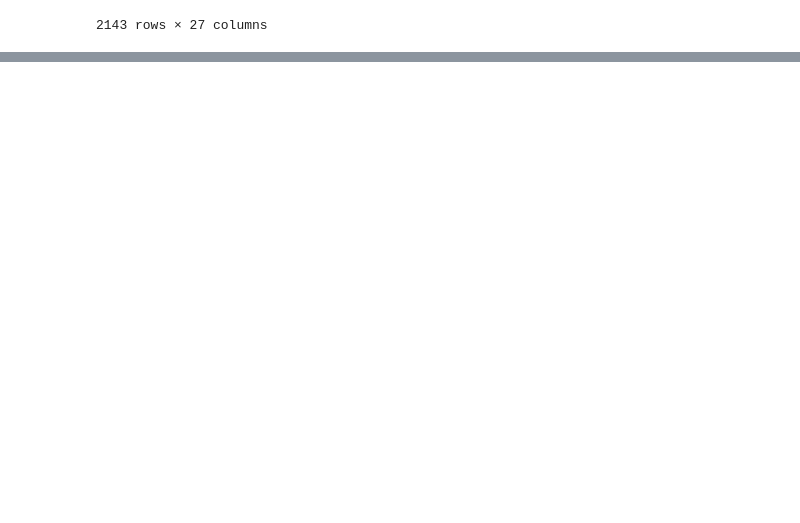
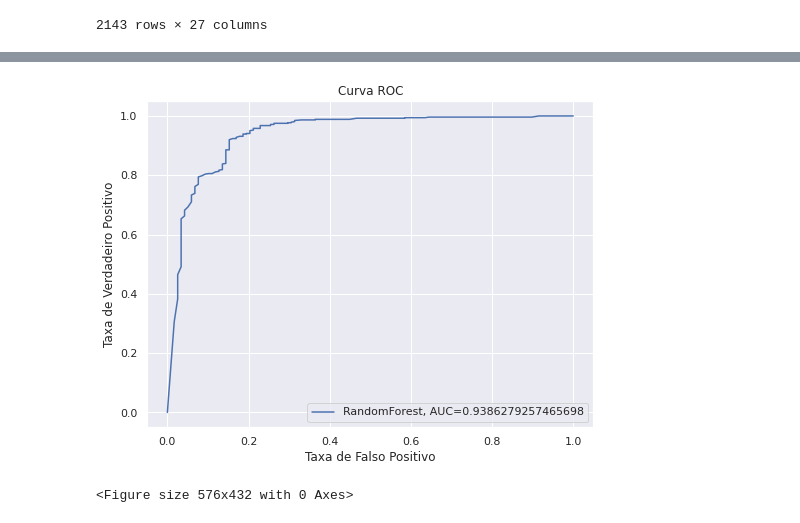
Before and after one commit to rmendesl/TCC, a Jupyter notebook: 04_CreateModelScikit_learn.ipynb, the cells around one changed output, grey strips where cells are left out. Drawn from its saved outputs; the diff is of its cells as text; code cells hidden in the pictures; blank space fills up the shorter version.

```diff
--- a/04_CreateModelScikit_learn.ipynb
+++ b/04_CreateModelScikit_learn.ipynb
@@ -45,3 +53,7 @@ import numpy as np
+# %%
+# Configurando o tamanho da figura
+import matplotlib as mpl
+mpl.rcParams['figure.figsize'] = (8, 6)
 # %% [markdown]
 ## Carregando os dados
 # %% [markdown]
@@ -221,0 +1077,28 @@ df_renovacao_trg
+# %%
+# Métricas do modelo tunado
+
+k=24
+selector_model = LogisticRegression(random_state=123, n_jobs=-1)
+selector = SelectFromModel(selector_model, max_features=k, threshold=-np.inf)
+
+selector.fit(X_train_trg, y_train_trg)
+
+X_train2 = selector.transform(X_train_trg)
+X_test2 = selector.transform(X_test_trg)
+
+mdl = RandomForestClassifier(n_estimators=139, max_depth=90, min_samples_leaf=1, min_samples_split=3, bootstrap=False, max_features = 'auto', random_state=1234, n_jobs=-1)
+mdl.fit(X_train2, y_train_trg)
+
+p = mdl.predict(X_test2)
+y_proba = mdl.predict_proba(X_test2)[:, 1]
+
+acc = accuracy_score(y_test_trg, p)
+auc = roc_auc_score(y_test_trg, y_proba)
+recall = recall_score(y_test_trg, p)
+precision = precision_score(y_test_trg, p)
+f1 = f1_score(y_test_trg, p)
+
+mask = selector.get_support()
+features = list(X_train_trg.columns[mask])
+
+mdl
@@ -221,0 +1168,16 @@ df_renovacao_trg
+# %%
+fpr, tpr, _ = roc_curve(y_test_trg, y_proba)
+auc = roc_auc_score(y_test_trg, y_proba)
+
+plt.plot(fpr, tpr,  label="RandomForest, AUC="+str(auc))
+plt.title('Curva ROC')
+plt.xlabel("Taxa de Falso Positivo")
+plt.ylabel("Taxa de Verdadeiro Positivo")
+plt.legend()
+plt.show()
+
+# Exportar o gráfico, substitua o caminho pelo seu caminho de preferência
+#plt.savefig('/content/drive/My Drive/TCC/Graficos/ROCCurve.png')
+# %% [output]
+[figure, added]
+<Figure size 576x432 with 0 Axes>
```
Also changed, not shown: parts of 101 cells of this notebook.
